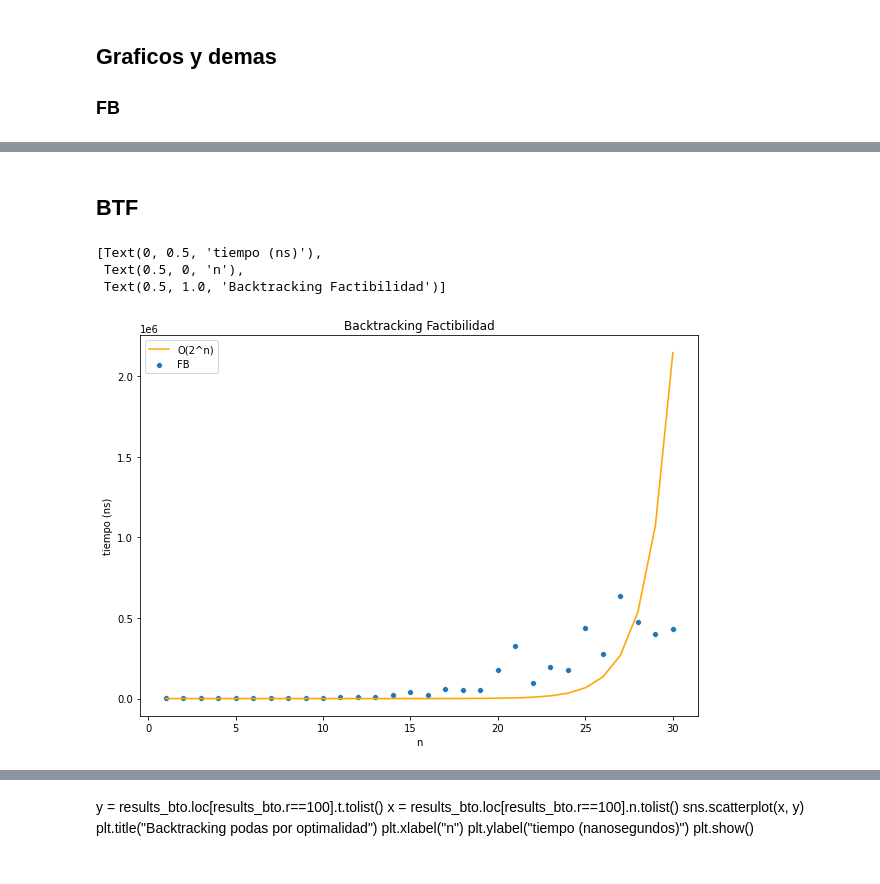
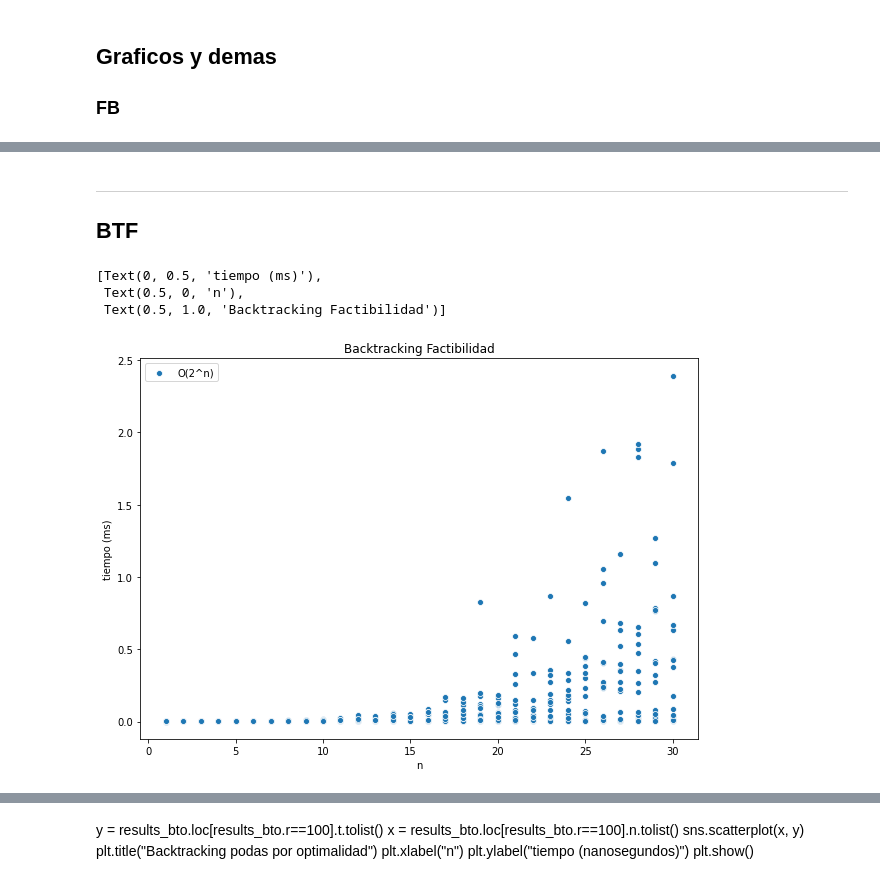
Before and after one commit to pablolp99/tp1-algo3, a Jupyter notebook: tp1-ayed3-notebook.ipynb, the cells around one changed output, grey strips where cells are left out. Cells and saved outputs as stored; diff of their text form; code cells hidden in the pictures.

```diff
--- a/tp1-ayed3-notebook.ipynb
+++ b/tp1-ayed3-notebook.ipynb
@@ -88,15 +77,20 @@ fig_fb.set(title="Fuerza Bruta", xlabel='n', ylabel='tiempo (ns)')
 # %% [markdown]
+---
 ## BTF
+# %%
+results_btf = pd.read_csv('resultados/results_btf.txt', delimiter=' ')
+results_btf['esperado'] = (2 ** results_btf['n']) * 0.03/1000000
+results_btf['ms'] = results_btf['t'] / 1000000
 # %%
-y = results_btf.loc[results_btf.r==100].t.tolist()
-x = results_btf.loc[results_btf.r==100].n.tolist()
+y = results_btf.ms.tolist()
+x = results_btf.n.tolist()
 plt.figure(figsize=(10, 7))
 fig_fb = sns.scatterplot(x, y)
-fig_fb = sns.lineplot(data=results_btf, x='n', y='esperado', color="orange")
+# fig_fb = sns.lineplot(data=results_btf, x='n', y='esperado', color="orange")
 fig_fb.legend(labels=['O(2^n)','FB'])
-fig_fb.set(title="Backtracking Factibilidad", xlabel='n', ylabel='tiempo (ns)')
+fig_fb.set(title="Backtracking Factibilidad", xlabel='n', ylabel='tiempo (ms)')
 # %% [output]
-[Text(0, 0.5, 'tiempo (ns)'),
+[Text(0, 0.5, 'tiempo (ms)'),
  Text(0.5, 0, 'n'),
  Text(0.5, 1.0, 'Backtracking Factibilidad')]
-[figure, old version]
+[figure, new version]
```
Also changed, not shown: parts of 33 cells of this notebook, 15 other files.
